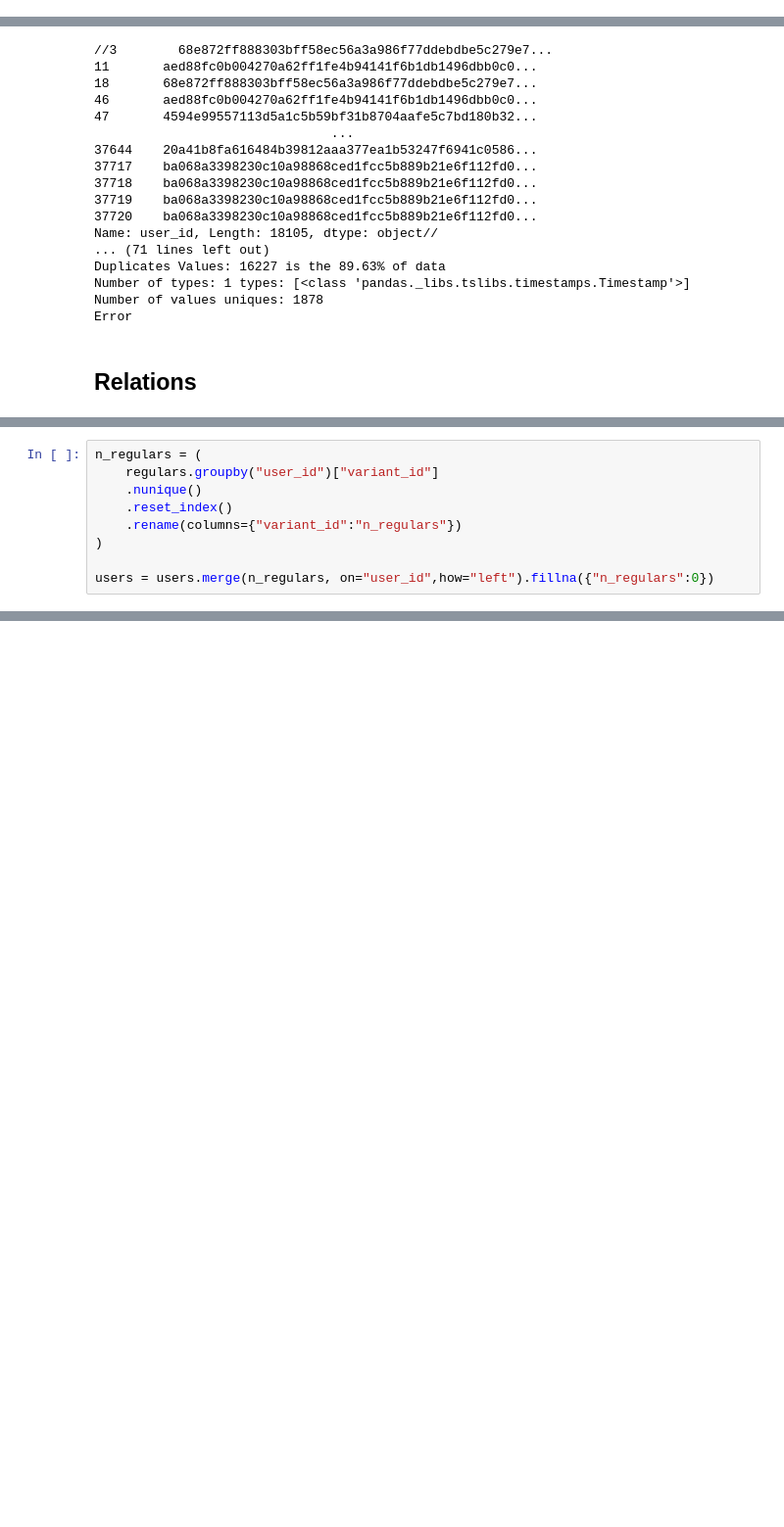
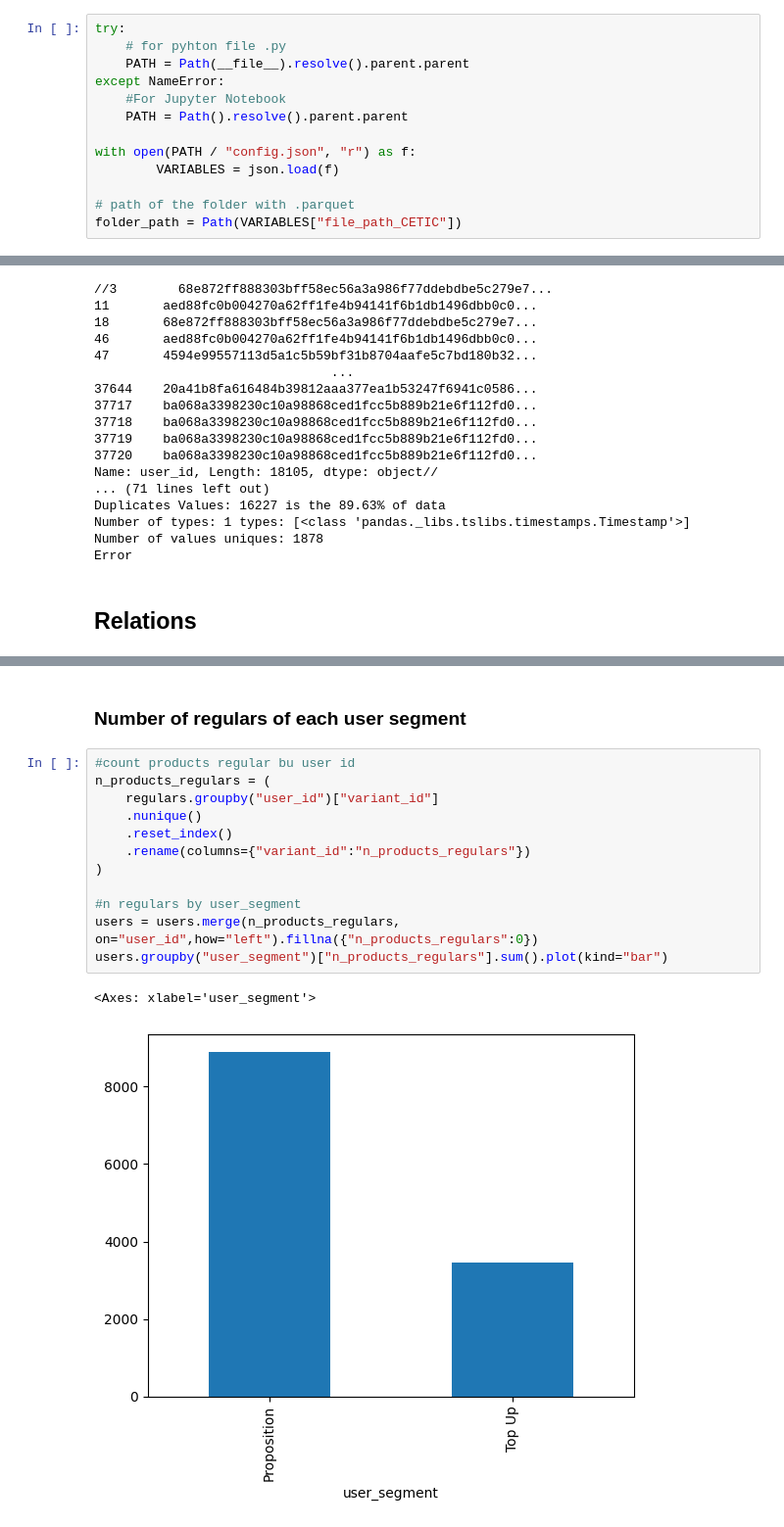
Before and after one commit to MaickMos/zrive-ds, a Jupyter notebook: src/module_2/Understanding_problem_space.ipynb, the cells around one changed output, grey strips where cells are left out. Shown at 98% size. Drawn from its saved outputs; the diff is of its cells as text; blank space fills up the shorter version.

```diff
--- a/src/module_2/Understanding_problem_space.ipynb
+++ b/src/module_2/Understanding_problem_space.ipynb
@@ -9,0 +15,13 @@ folder_path = Path("c:/Users/AULA04/Desktop/Codes/zrive-ds/data/sampled-datasets
+# %%
+try:
+    # for pyhton file .py
+    PATH = Path(__file__).resolve().parent.parent
+except NameError:
+    #For Jupyter Notebook
+    PATH = Path().resolve().parent.parent
+
+with open(PATH / "config.json", "r") as f:
+        VARIABLES = json.load(f)
+
+# path of the folder with .parquet
+folder_path = Path(VARIABLES["file_path_CETIC"])
@@ -448,9 +376,0 @@ n_abandoned_cars_by_users_segment.set_index("user_segment")["n_abandoned_cars_by
-# %%
-n_regulars = (
-	regulars.groupby("user_id")["variant_id"]
-    .nunique()
-    .reset_index()
-    .rename(columns={"variant_id":"n_regulars"})
-)
-
-users = users.merge(n_regulars, on="user_id",how="left").fillna({"n_regulars":0})
@@ -549,0 +401,17 @@ percentage_more_than_one_baby
+# %% [markdown]
+### Number of regulars of each user segment
+# %%
+#count products regular bu user id
+n_products_regulars = (
+	regulars.groupby("user_id")["variant_id"]
+    .nunique()
+    .reset_index()
+    .rename(columns={"variant_id":"n_products_regulars"})
+)
+
+#n regulars by user_segment
+users = users.merge(n_products_regulars, on="user_id",how="left").fillna({"n_products_regulars":0})
+users.groupby("user_segment")["n_products_regulars"].sum().plot(kind="bar")
+# %% [output]
+<Axes: xlabel='user_segment'>
+[figure, added]
```
Also changed, not shown: parts of 61 cells of this notebook.
